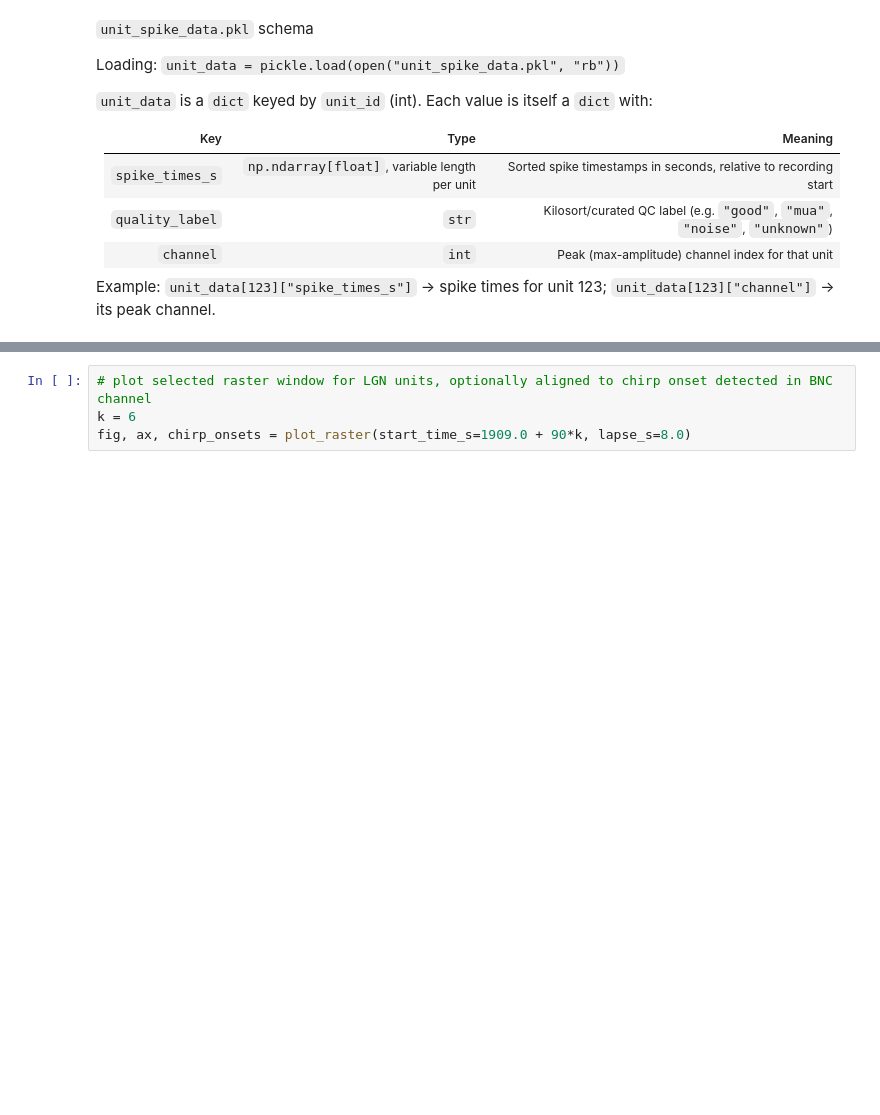
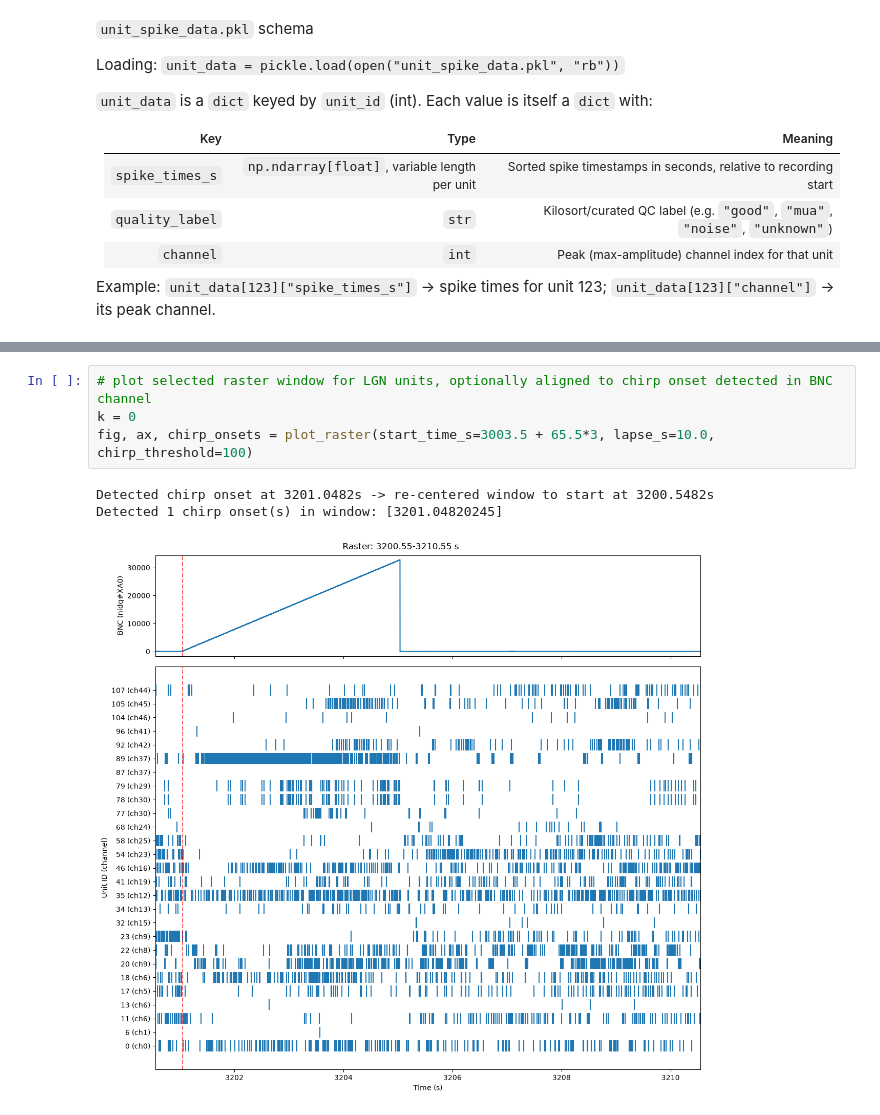
Before and after one commit to StyraxW/Spikesorting_related, a Jupyter notebook: sorted/post_processing.ipynb, the cells around one changed output, grey strips where cells are left out. Saved outputs shown, nothing was run; the diff lists cells and outputs as text; blank space fills up the shorter version.

```diff
--- a/sorted/post_processing.ipynb
+++ b/sorted/post_processing.ipynb
@@ -206,4 +227,8 @@ def plot_raster(start_time_s, lapse_s, spike_times=None, bnc_channel=0, chirp_th
 # %%
 # plot selected raster window for LGN units, optionally aligned to chirp onset detected in BNC channel
-k = 6
-fig, ax, chirp_onsets = plot_raster(start_time_s=1909.0 + 90*k, lapse_s=8.0)
+k = 0
+fig, ax, chirp_onsets = plot_raster(start_time_s=3003.5 + 65.5*3, lapse_s=10.0, chirp_threshold=100)
+# %% [output]
+Detected chirp onset at 3201.0482s -> re-centered window to start at 3200.5482s
+Detected 1 chirp onset(s) in window: [3201.04820245]
+[figure, added]
```
Also changed, not shown: parts of 15 cells of this notebook, 1 other file.
